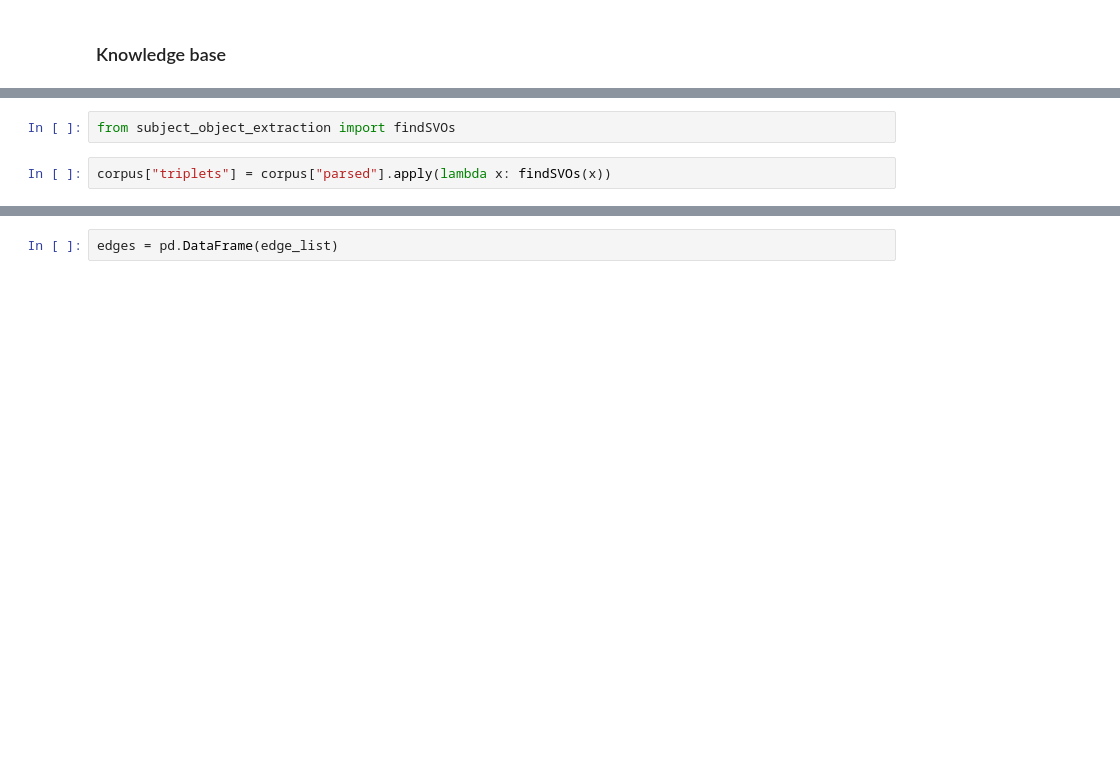
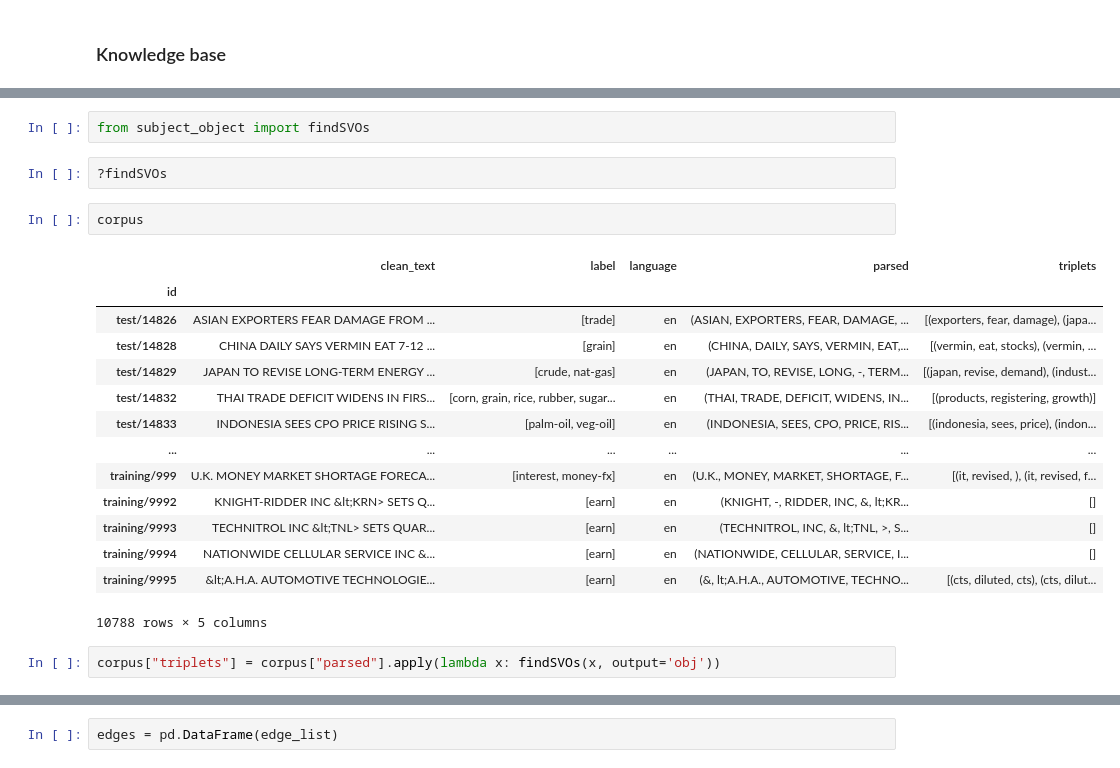
Before and after one commit to Wapiti08/GML, a Jupyter notebook: 01_nlp_graph_creation.ipynb, the cells around one changed output, grey strips where cells are left out. Cells and saved outputs as stored; diff of their text form; blank space fills up the shorter version.

```diff
--- a/01_nlp_graph_creation.ipynb
+++ b/01_nlp_graph_creation.ipynb
@@ -302,7 +285,26 @@ In the following, we will show you how to create two different kind of graphs ou
 # %%
-from subject_object_extraction import findSVOs
+from subject_object import findSVOs
+# %%
+?findSVOs
+# %%
+corpus
+# %% [output]
+|  | clean_text | label | language | parsed | triplets |
+| id |  |  |  |  |  |
+| test/14826 | ASIAN EXPORTERS FEAR DAMAGE FROM ... | [trade] | en | (ASIAN, EXPORTERS, FEAR, DAMAGE, ... | [(exporters, fear, damage), (japa... |
+| test/14828 | CHINA DAILY SAYS VERMIN EAT 7-12 ... | [grain] | en | (CHINA, DAILY, SAYS, VERMIN, EAT,... | [(vermin, eat, stocks), (vermin, ... |
+| test/14829 | JAPAN TO REVISE LONG-TERM ENERGY ... | [crude, nat-gas] | en | (JAPAN, TO, REVISE, LONG, -, TERM... | [(japan, revise, demand), (indust... |
+| test/14832 | THAI TRADE DEFICIT WIDENS IN FIRS... | [corn, grain, rice, rubber, sugar... | en | (THAI, TRADE, DEFICIT, WIDENS, IN... | [(products, registering, growth)] |
+| test/14833 | INDONESIA SEES CPO PRICE RISING S... | [palm-oil, veg-oil] | en | (INDONESIA, SEES, CPO, PRICE, RIS... | [(indonesia, sees, price), (indon... |
+| ... | ... | ... | ... | ... | ... |
+| training/999 | U.K. MONEY MARKET SHORTAGE FORECA... | [interest, money-fx] | en | (U.K., MONEY, MARKET, SHORTAGE, F... | [(it, revised, ), (it, revised, f... |
+| training/9992 | KNIGHT-RIDDER INC &lt;KRN> SETS Q... | [earn] | en | (KNIGHT, -, RIDDER, INC, &, lt;KR... | [] |
+| training/9993 | TECHNITROL INC &lt;TNL> SETS QUAR... | [earn] | en | (TECHNITROL, INC, &, lt;TNL, >, S... | [] |
+| training/9994 | NATIONWIDE CELLULAR SERVICE INC &... | [earn] | en | (NATIONWIDE, CELLULAR, SERVICE, I... | [] |
+| training/9995 | &lt;A.H.A. AUTOMOTIVE TECHNOLOGIE... | [earn] | en | (&, lt;A.H.A., AUTOMOTIVE, TECHNO... | [(cts, diluted, cts), (cts, dilut... |
+10788 rows × 5 columns
 # %%
-corpus["triplets"] = corpus["parsed"].apply(lambda x: findSVOs(x))
+corpus["triplets"] = corpus["parsed"].apply(lambda x: findSVOs(x, output='obj'))
 # %%
 corpus.head()
 # %% [output]
```
Also changed, not shown: parts of 11 cells of this notebook.
